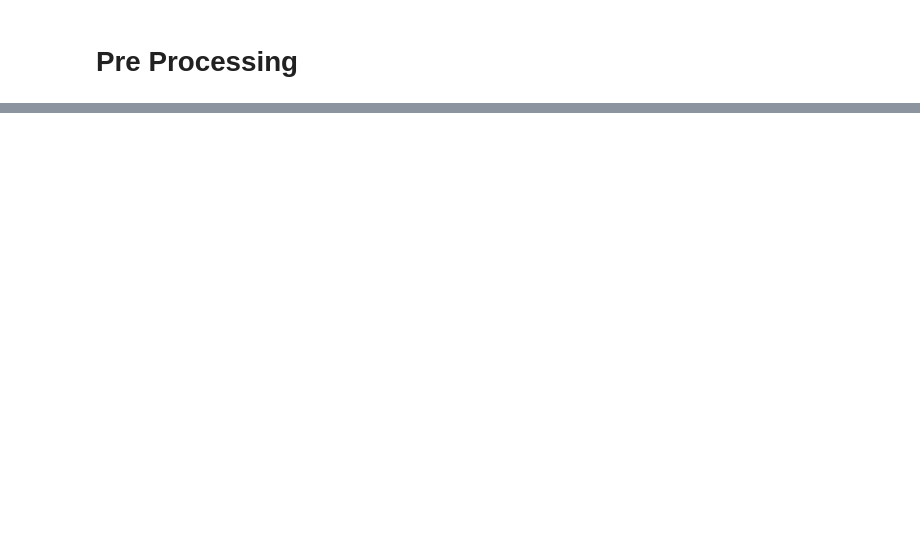
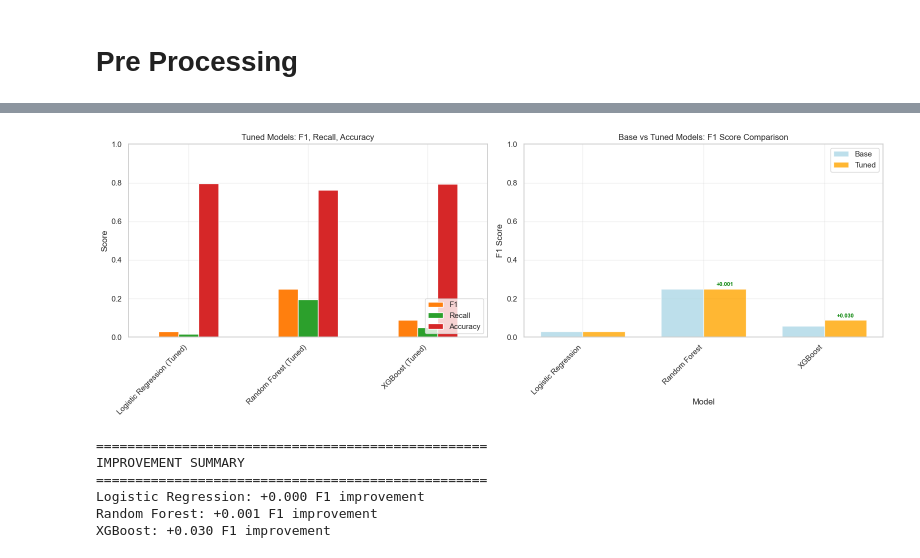
Before and after one commit to swapnilprakashpatil/aai510_3proj, a Jupyter notebook: notebooks/Supervised.ipynb, the cells around one changed output, grey strips where cells are left out. Drawn from its saved outputs; the diff is of its cells as text; code cells hidden in the pictures; blank space fills up the shorter version.

```diff
--- a/notebooks/Supervised.ipynb
+++ b/notebooks/Supervised.ipynb
@@ -143,0 +703,72 @@ Index(['Gender', 'ScheduledDay', 'AppointmentDay', 'Age', 'Neighbourhood',
+# %%
+# Plot F1, Recall, Accuracy for tuned models
+tuned_summary = pd.DataFrame(tuned_results).T[['f1', 'recall', 'accuracy']]
+tuned_summary.columns = ['F1', 'Recall', 'Accuracy']
+
+fig, (ax1, ax2) = plt.subplots(1, 2, figsize=(16, 6))
+
+# Plot tuned models
+tuned_summary.plot(kind='bar', ax=ax1, color=['#ff7f0e', '#2ca02c', '#d62728'])
+ax1.set_title('Tuned Models: F1, Recall, Accuracy')
+ax1.set_ylabel('Score')
+ax1.set_ylim(0, 1)
+ax1.set_xticklabels(ax1.get_xticklabels(), rotation=45, ha='right')
+ax1.legend(loc='lower right')
+ax1.grid(True, alpha=0.3)
+
+# Compare base vs tuned models side by side
+comparison_data = []
+for base_name, tuned_name in zip(base_models.keys(), tuned_models.keys()):
+    base_f1 = base_results[base_name]['f1']
+    tuned_f1 = tuned_results[tuned_name]['f1']
+    comparison_data.append({
+        'Model': base_name.replace(' (Tuned)', ''),
+        'Base F1': base_f1,
+        'Tuned F1': tuned_f1,
+        'Improvement': tuned_f1 - base_f1
+    })
+
+comparison_df = pd.DataFrame(comparison_data)
+x_pos = np.arange(len(comparison_df))
+width = 0.35
+
+ax2.bar(x_pos - width/2, comparison_df['Base F1'], width, label='Base', alpha=0.8, color='lightblue')
+ax2.bar(x_pos + width/2, comparison_df['Tuned F1'], width, label='Tuned', alpha=0.8, color='orange')
+
+ax2.set_title('Base vs Tuned Models: F1 Score Comparison')
+ax2.set_ylabel('F1 Score')
+ax2.set_xlabel('Model')
+ax2.set_xticks(x_pos)
+ax2.set_xticklabels(comparison_df['Model'], rotation=45, ha='right')
+ax2.legend()
+ax2.grid(True, alpha=0.3)
+ax2.set_ylim(0, 1)
+
+# Add improvement text on bars
+for i, (base, tuned, improvement) in enumerate(zip(comparison_df['Base F1'], comparison_df['Tuned F1'], comparison_df['Improvement'])):
+    if improvement > 0:
+        ax2.annotate(f'+{improvement:.3f}', xy=(i + width/2, tuned + 0.01),
+                    ha='center', va='bottom', fontsize=8, color='green', weight='bold')
+    elif improvement < 0:
+        ax2.annotate(f'{improvement:.3f}', xy=(i + width/2, tuned + 0.01),
+                    ha='center', va='bottom', fontsize=8, color='red', weight='bold')
+
+plt.tight_layout()
+plt.show()
+
+# Print improvement summary
+print("\n" + "="*50)
+print("IMPROVEMENT SUMMARY")
+print("="*50)
+for item in comparison_data:
+    improvement = item['Improvement']
+    sign = "+" if improvement >= 0 else ""
+    print(f"{item['Model']}: {sign}{improvement:.3f} F1 improvement")
+# %% [output]
+[figure, added]
+==================================================
+IMPROVEMENT SUMMARY
+==================================================
+Logistic Regression: +0.000 F1 improvement
+Random Forest: +0.001 F1 improvement
+XGBoost: +0.030 F1 improvement
```
Also changed, not shown: parts of 23 cells of this notebook, 3 other files.
